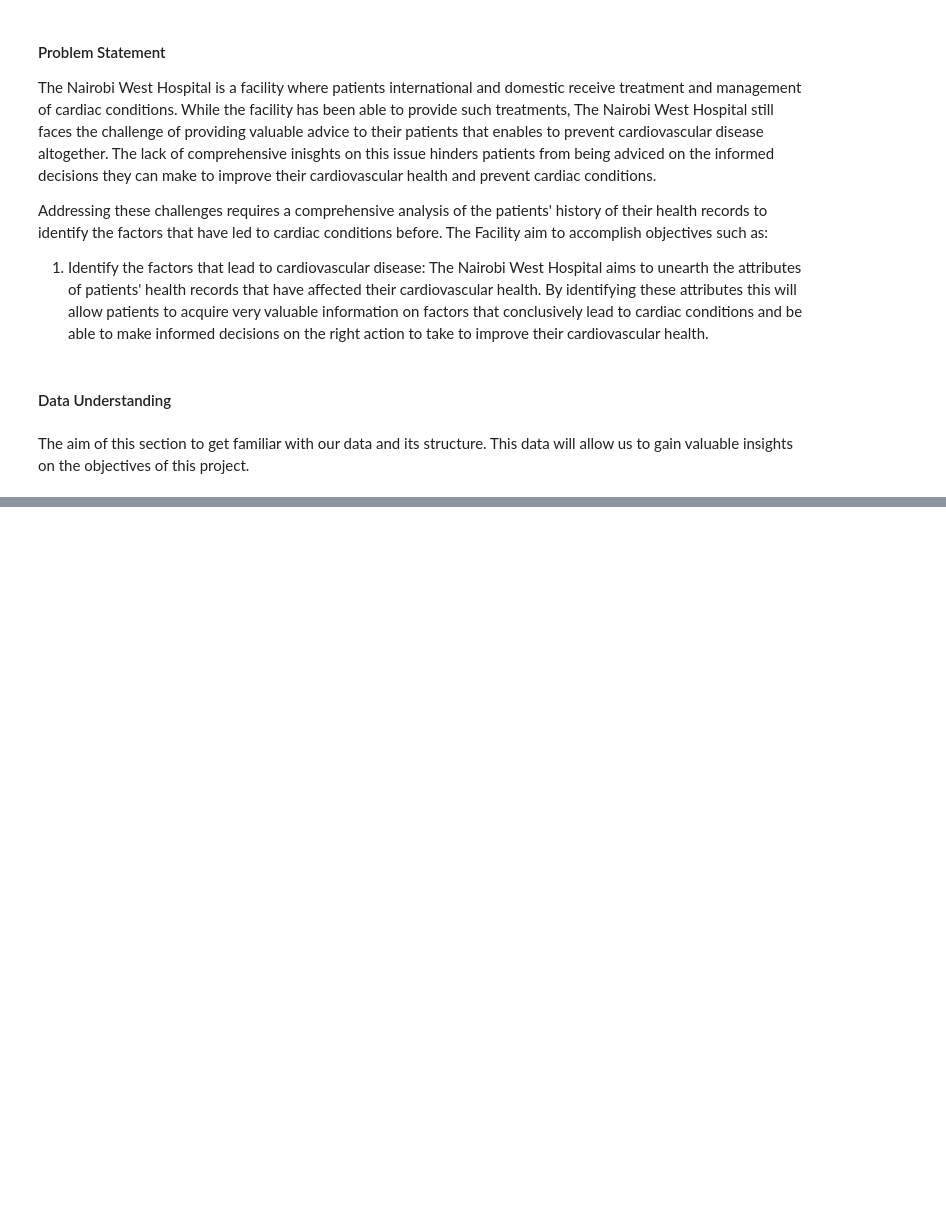
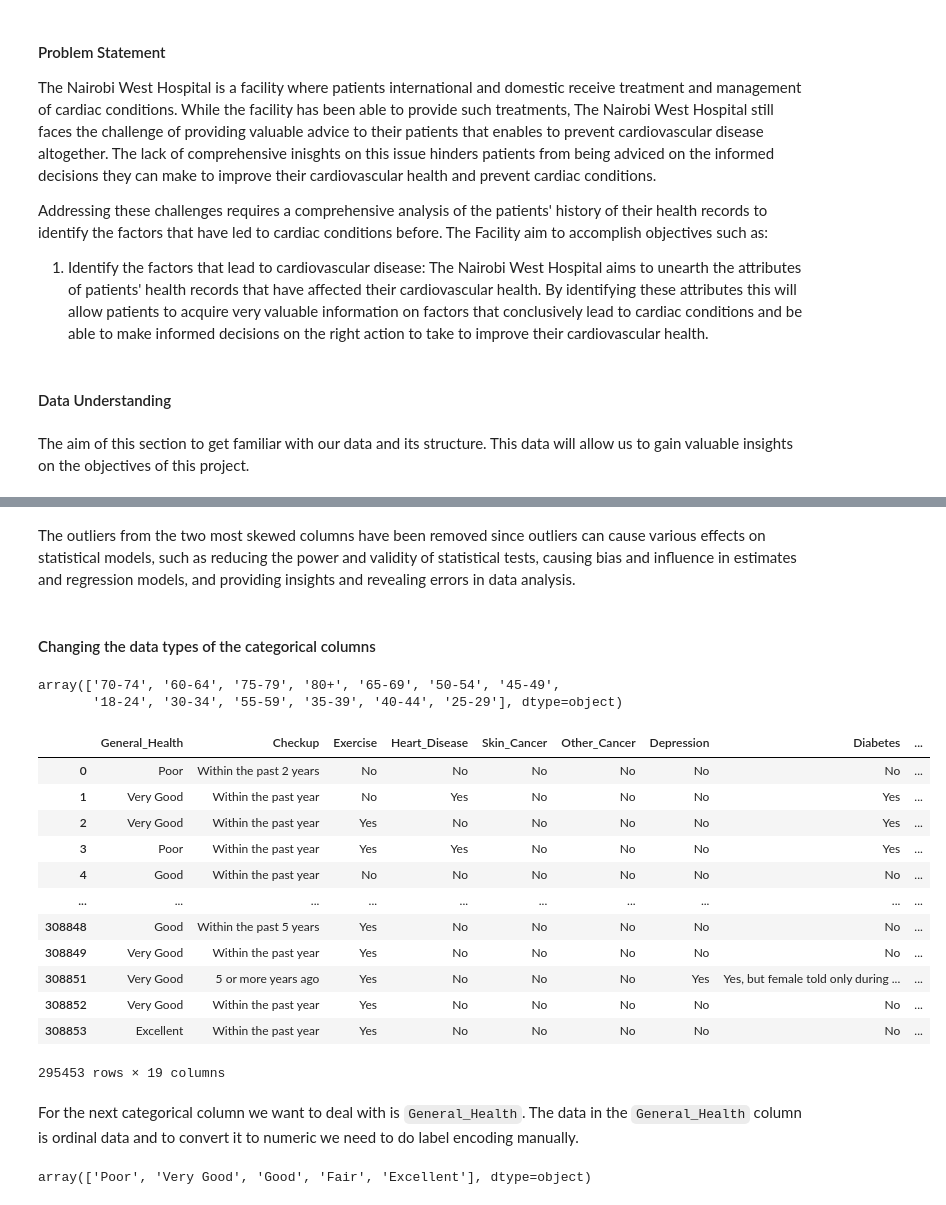
Before and after one commit to valarythairu/dsc-phase-3-project, a Jupyter notebook: index.ipynb, the cells around one changed output, grey strips where cells are left out. Drawn from its saved outputs; the diff is of its cells as text; code cells hidden in the pictures; blank space fills up the shorter version.

Commit message:
Second Attempt

```diff
--- a/index.ipynb
+++ b/index.ipynb
@@ -41,0 +166,6 @@ df
+# %%
+FriedPotato_mean = new_data['FriedPotato_Consumption'].mean()
+FriedPotato_std = new_data['FriedPotato_Consumption'].std()
+# %%
+first_index = new_data[(new_data['FriedPotato_Consumption'] >= FriedPotato_mean + 3*FriedPotato_std)].index
+new_data.drop(first_index,inplace=True)
@@ -41,0 +183,6 @@ df
+# %%
+Green_Vegetables_mean = new_data['Green_Vegetables_Consumption'].mean()
+Green_Vegetables_std = new_data['Green_Vegetables_Consumption'].std()
+# %%
+second_index = new_data[(new_data['Green_Vegetables_Consumption'] >= Green_Vegetables_mean +3* Green_Vegetables_std)].index
+new_data.drop(second_index,inplace=True)
@@ -41,0 +200,38 @@ df
+# %% [markdown]
+The outliers from the two most skewed columns have been removed since outliers can cause various effects on statistical models, such as reducing the power and validity of statistical tests, causing bias and influence in estimates and regression models, and providing insights and revealing errors in data analysis.
+# %% [markdown]
+#### Changing the data types of the categorical columns
+# %%
+# prints out columns of the data with categorical data
+cat_columns = new_data.select_dtypes(include=['object'])
+# printing out the unique values of the Age_Category column
+new_data['Age_Category'].unique()
+# %% [output]
+array(['70-74', '60-64', '75-79', '80+', '65-69', '50-54', '45-49',
+       '18-24', '30-34', '55-59', '35-39', '40-44', '25-29'], dtype=object)
+# %%
+# Lets start replacing values of the Age_Category column data
+replacement_dict = {'18-24':1,'25-29':2,'30-34':3,'35-39':4,'40-44':5,'45-49':6,'50-54':7,'55-59':8,'60-64':9,'65-69':10,
+'70-74':11,'75-79':12,'80+':13}
+new_data['Age_Category'] =  new_data['Age_Category'].replace(replacement_dict)
+new_data
+# %% [output]
+|  | General_Health | Checkup | Exercise | Heart_Disease | Skin_Cancer | Other_Cancer | Depression | Diabetes | ... |
+| 0 | Poor | Within the past 2 years | No | No | No | No | No | No | ... |
+| 1 | Very Good | Within the past year | No | Yes | No | No | No | Yes | ... |
+| 2 | Very Good | Within the past year | Yes | No | No | No | No | Yes | ... |
+| 3 | Poor | Within the past year | Yes | Yes | No | No | No | Yes | ... |
+| 4 | Good | Within the past year | No | No | No | No | No | No | ... |
+| ... | ... | ... | ... | ... | ... | ... | ... | ... | ... |
+| 308848 | Good | Within the past 5 years | Yes | No | No | No | No | No | ... |
+| 308849 | Very Good | Within the past year | Yes | No | No | No | No | No | ... |
+| 308851 | Very Good | 5 or more years ago | Yes | No | No | No | Yes | Yes, but female told only during ... | ... |
+| 308852 | Very Good | Within the past year | Yes | No | No | No | No | No | ... |
+| 308853 | Excellent | Within the past year | Yes | No | No | No | No | No | ... |
+295453 rows × 19 columns
+# %% [markdown]
+For the next categorical column we want to deal with is `General_Health`. The data in the `General_Health` column is ordinal data and to convert it to numeric we need to do label encoding manually.
+# %%
+new_data['General_Health'].unique()
+# %% [output]
+array(['Poor', 'Very Good', 'Good', 'Fair', 'Excellent'], dtype=object)
```
Also changed, not shown: parts of 27 cells of this notebook.
